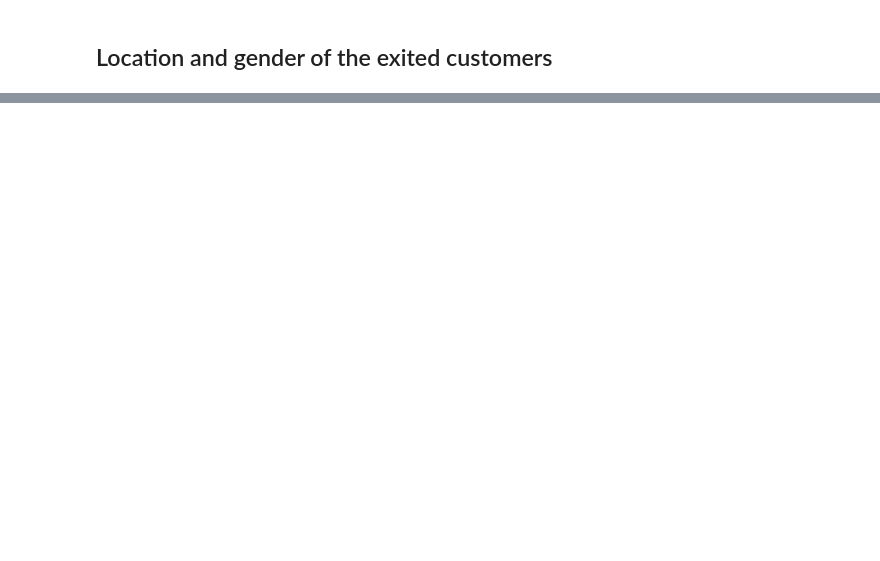
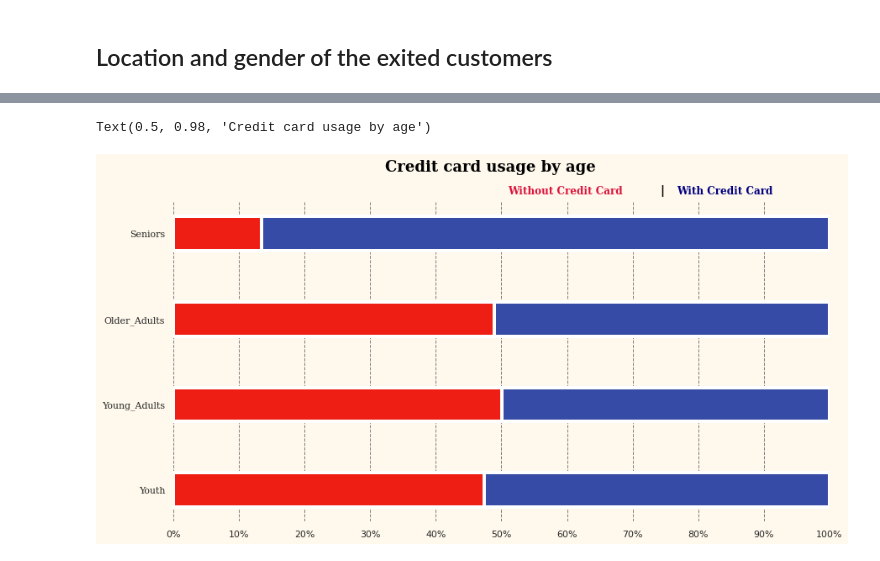
Before and after one commit to Kevin-Nduati/Bank-Customer-Churn-Modelling, a Jupyter notebook: Churn.ipynb, the cells around one changed output, grey strips where cells are left out. Drawn from its saved outputs; the diff is of its cells as text; code cells hidden in the pictures; blank space fills up the shorter version.

```diff
--- a/Churn.ipynb
+++ b/Churn.ipynb
@@ -171,0 +211,47 @@ sns.heatmap(df_heatmap, cmap = 'rocket', square=False, linewidth=2.5, cbar=False
+# %%
+cross_tab_prop = pd.crosstab(
+    index = df['Age_bins'],
+    columns = df['IsActiveMember'],
+    normalize='index'
+).sort_index(ascending=True)
+labels = df['Age_bins'].tolist()
+colors = [ '#EE1E14', '#364BA5']
+title='Credit card usage by age'
+fields = cross_tab.columns.tolist()
+
+fig, ax = plt.subplots(1,1, figsize=(14,7))
+
+# Plot bars
+left = len(cross_tab) * [0]
+
+for idx, name in enumerate(fields):
+    plt.barh(cross_tab_prop.index,
+     cross_tab_prop[name],
+      left = left,
+      height=0.4,
+      linewidth =4,
+      align = 'center',
+      color=colors[idx])
+    left = left + cross_tab_prop[name]
+
+ax.set_xlim(0, 1)
+ax.set_xticks([])
+ax.set_yticklabels(cross_tab_prop.index, fontfamily='serif', fontsize=11)
+# # remove spines
+ax.spines['right'].set_visible(False)
+ax.spines['left'].set_visible(False)
+ax.spines['top'].set_visible(False)
+ax.spines['bottom'].set_visible(False)
+# format x ticks
+xticks = np.arange(0,1.1,0.1)
+xlabels = ['{}%'.format(i) for i in np.arange(0,101,10)]
+plt.xticks(xticks, xlabels)
+ax.xaxis.grid(color='gray', linestyle='dashed')
+
+fig.text(0.52, 0.90, 'Without Credit Card', fontweight='bold', fontsize=12, color='crimson', fontfamily='serif')
+fig.text(0.70, 0.90, '|', fontweight='bold', fontsize=14, color='black')
+fig.text(0.72, 0.90, 'With Credit Card', fontweight='bold', fontsize=12, color='navy', fontfamily='serif')
+plt.suptitle(title, fontweight='bold', fontsize=18, color='black', fontfamily='serif')
+# %% [output]
+Text(0.5, 0.98, 'Credit card usage by age')
+[figure, added]
```
Also changed, not shown: parts of 11 cells of this notebook, 2 other files.
